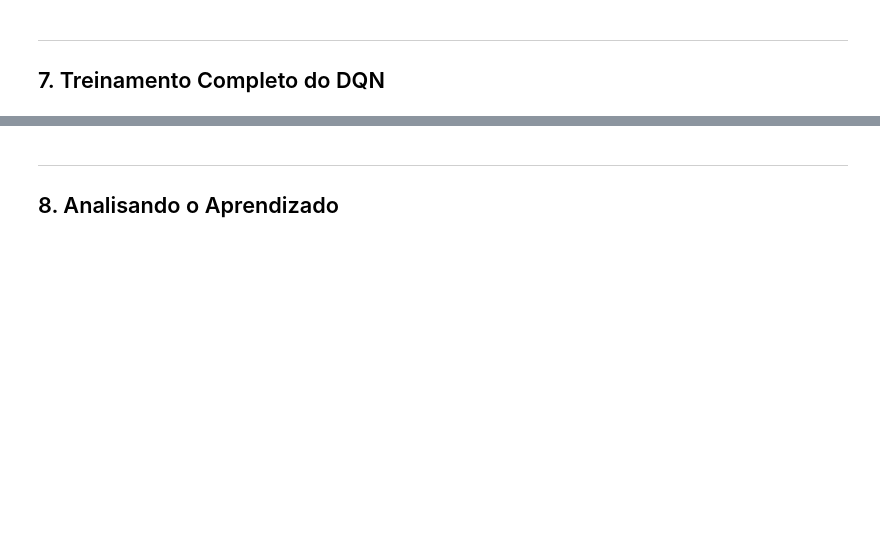
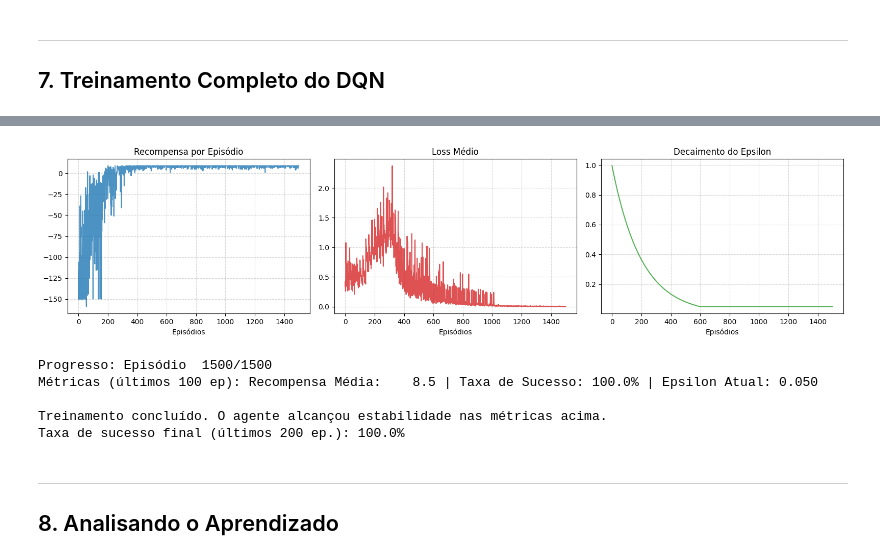
Before and after one commit to FIAPON/fiap-aprendizado-reforco, a Jupyter notebook: Programas/dqn_scratch.ipynb, the cells around one changed output, grey strips where cells are left out. Cells and saved outputs as stored; diff of their text form; code cells hidden in the pictures; blank space fills up the shorter version.

```diff
--- a/Programas/dqn_scratch.ipynb
+++ b/Programas/dqn_scratch.ipynb
@@ -370,5 +428,4 @@ for nome, val in [('Episódios', N_EPISODES), ('γ (gamma)', GAMMA),
 # %%
-# ── Inicialização ────────────────────────────────────────────────────────────
 q_net, target_net = criar_redes()
 optimizer = optim.Adam(q_net.parameters(), lr=LR)
 buffer    = ReplayBuffer(BUFFER_SIZE)
@@ -382,7 +439,6 @@ hist_sucesso = []
 
 epsilon = EPS_START
 
-# ── Loop de treinamento ──────────────────────────────────────────────────────
 for ep in range(N_EPISODES):
     state        = START
     total_reward = 0
@@ -412,42 +468,69 @@ for ep in range(N_EPISODES):
         )
 
         # 4) Treina a q_net
         loss = treinar_passo(q_net, target_net, optimizer, buffer, BATCH_SIZE, GAMMA)
         if loss is not None:
             ep_losses.append(loss)
 
         total_reward += reward
         steps        += 1
         state         = next_state
 
         if done:
             chegou = (next_state == GOAL)
             break
 
     # 5) Atualiza target_net periodicamente
     if (ep + 1) % TARGET_UPDATE == 0:
         atualizar_target(q_net, target_net)
 
     # 6) Decai epsilon
     epsilon = max(EPS_MIN, epsilon * EPS_DECAY)
 
     hist_reward.append(total_reward)
     hist_steps.append(steps)
     hist_loss.append(np.mean(ep_losses) if ep_losses else 0)
     hist_epsilon.append(epsilon)
     hist_sucesso.append(int(chegou))
 
-    if (ep + 1) % 250 == 0:
+    # Atualiza os gráficos e as métricas a cada 100 episódios
+    if (ep + 1) % 100 == 0:
+        clear_output(wait=True) # Limpa a célula de saída atual
+
+        fig, axs = plt.subplots(1, 3, figsize=(16, 4))
+
+        axs[0].plot(hist_reward, color='#1f77b4', alpha=0.8)
+        axs[0].set_title('Recompensa por Episódio')
+        axs[0].set_xlabel('Episódios')
+        axs[0].grid(True, linestyle='--', alpha=0.5)
+
+        axs[1].plot(hist_loss, color='#d62728', alpha=0.8)
+        axs[1].set_title('Loss Médio')
+        axs[1].set_xlabel('Episódios')
+        axs[1].grid(True, linestyle='--', alpha=0.5)
+
+        axs[2].plot(hist_epsilon, color='#2ca02c', alpha=0.8)
+        axs[2].set_title('Decaimento do Epsilon')
+        axs[2].set_xlabel('Episódios')
+        axs[2].grid(True, linestyle='--', alpha=0.5)
+
+        plt.tight_layout()
+        plt.show()
+
         taxa = np.mean(hist_sucesso[-100:]) * 100
-        print(f'Ep {ep+1:5d}/{N_EPISODES} | '
-              f'Recomp: {np.mean(hist_reward[-100:]):6.1f} | '
-              f'Passos: {np.mean(hist_steps[-100:]):5.1f} | '
-              f'Sucesso: {taxa:5.1f}% | '
-              f'ε: {epsilon:.3f} | '
-              f'Loss: {np.mean(hist_loss[-100:]):.4f}')
+        print(f'Progresso: Episódio {ep+1:5d}/{N_EPISODES}')
+        print(f'Métricas (últimos 100 ep): Recompensa Média: {np.mean(hist_reward[-100:]):6.1f} | '
+              f'Taxa de Sucesso: {taxa:5.1f}% | Epsilon Atual: {epsilon:.3f}')
 
-print(f'\n✅ Treinamento concluído!')
-print(f'Taxa de sucesso (últimos 200 ep.): {np.mean(hist_sucesso[-200:])*100:.1f}%')
+print('\nTreinamento concluído. O agente alcançou estabilidade nas métricas acima.')
+print(f'Taxa de sucesso final (últimos 200 ep.): {np.mean(hist_sucesso[-200:])*100:.1f}%')
+# %% [output]
+[figure, added]
+Progresso: Episódio  1500/1500
+Métricas (últimos 100 ep): Recompensa Média:    8.5 | Taxa de Sucesso: 100.0% | Epsilon Atual: 0.050
+
+Treinamento concluído. O agente alcançou estabilidade nas métricas acima.
+Taxa de sucesso final (últimos 200 ep.): 100.0%
 # %% [markdown]
 ---
 ## 8. Analisando o Aprendizado
```
Also changed, not shown: parts of 12 cells of this notebook, 5 other files.
